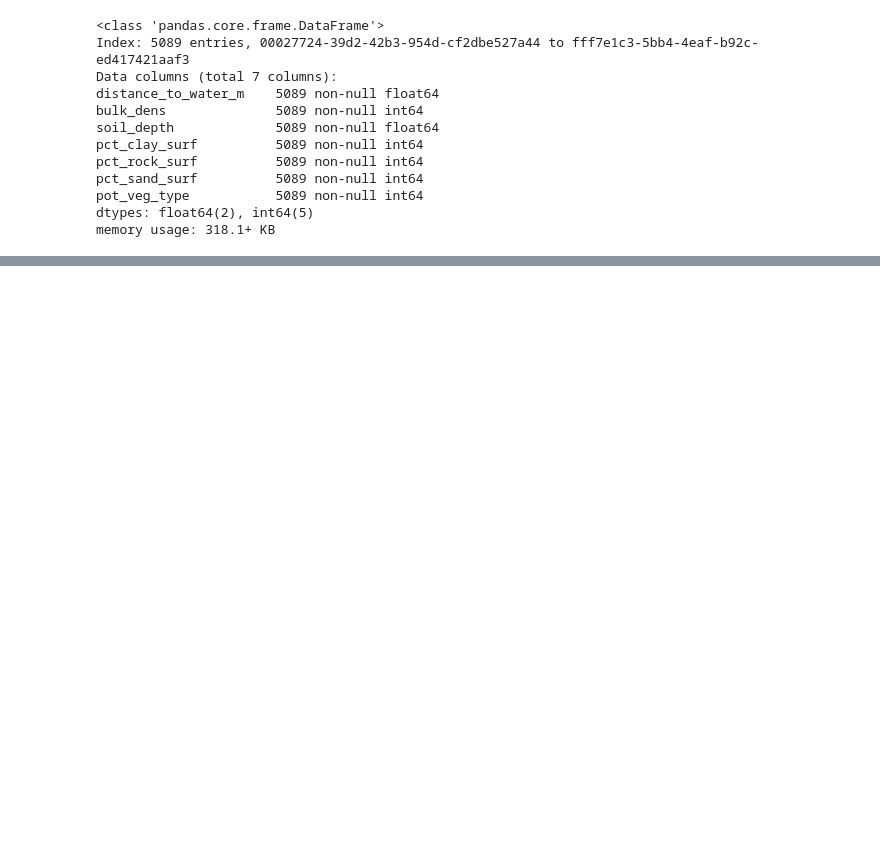
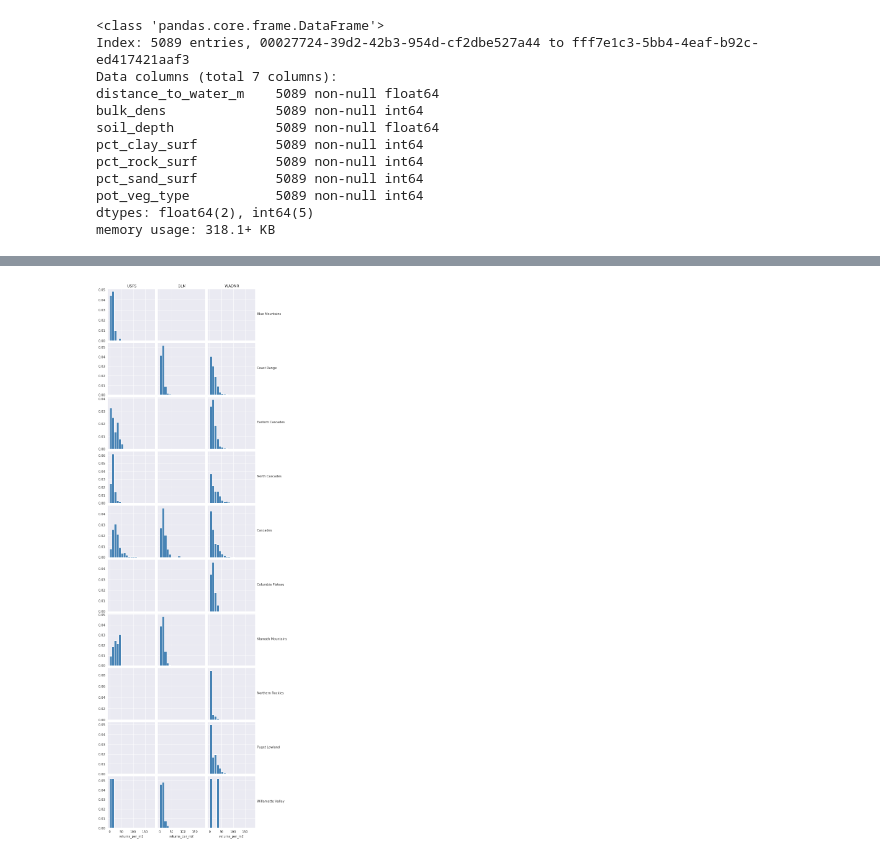
Before and after one commit to Ecotrust/ForestMapping, a Jupyter notebook: notebooks/11_Combining Features.ipynb, the cells around one changed output, grey strips where cells are left out. Drawn from its saved outputs; the diff is of its cells as text; code cells hidden in the pictures; blank space fills up the shorter version.

```diff
--- a/notebooks/11_Combining Features.ipynb
+++ b/notebooks/11_Combining Features.ipynb
@@ -588 +597,4 @@ fvs.loc[best_fvs_idx]
+# %%
+annual_data = annual_data.dropna(subset=['fvs_year'])
+seasonal_data = seasonal_data.dropna(subset=['fvs_year'])
 # %%
@@ -598 +620,10 @@ joined_data.info()
+# %%
+annual_data['year_diff'] = abs(annual_data['fvs_year'] - annual_data['meas_yr'])
+seasonal_data['year_diff'] = abs(seasonal_data['fvs_year'] - seasonal_data['meas_yr'])
+
+annual_data['returns_per_m2'] = annual_data['num_returns'] / (annual_data['plot_size_ac'] * 4046.86)
+seasonal_data['returns_per_m2'] = seasonal_data['num_returns'] / (seasonal_data['plot_size_ac'] * 4046.86)
+# %%
+annual_data = annual_data.loc[annual_data.year_diff <= 10]
+seasonal_data = seasonal_data.loc[seasonal_data.year_diff <= 10]
 # %%
@@ -599,0 +632,29 @@ joined_data.to_csv('../data/processed/training_data_annual.csv', index=False)
+# %%
+def plot_grid(df, metric, row='ecoregion3', col='agency'):
+    grid = sns.FacetGrid(df, row=row, col=col, margin_titles=True, height=2.5, sharey='row')
+    bins = np.linspace(df[metric].min(), df[metric].max(), 20, endpoint=True)
+    grid = grid.map(plt.hist, metric, color="steelblue", bins=bins, density=True)
+
+    # Iterate thorugh each axis
+    for ax in grid.axes.flat:
+        # Make title more human-readable and larger
+        if ax.get_title():
+            ax.set_title(ax.get_title().split('=')[1])
+
+        # Make right ylabel more human-readable
+        if ax.texts:
+            # This contains the right ylabel text
+            txt = ax.texts[0]
+            new_txt = txt.get_text().split('=')[1].replace('_', ' ').title()
+            if len(new_txt) > 20:
+                new_txt = ' '.join(new_txt.split(' ')[0:3])
+            ax.text(txt.get_unitless_position()[0], txt.get_unitless_position()[1],
+                    new_txt,
+                    transform=ax.transAxes)
+            # Remove the original text
+            ax.texts[0].remove()
+    return grid.fig.subplots_adjust(wspace=.05, hspace=.05);
+# %%
+plot_grid(annual_data, 'returns_per_m2')
+# %% [output]
+[figure, added]
```
Also changed, not shown: parts of 21 cells of this notebook, 9 other files.
